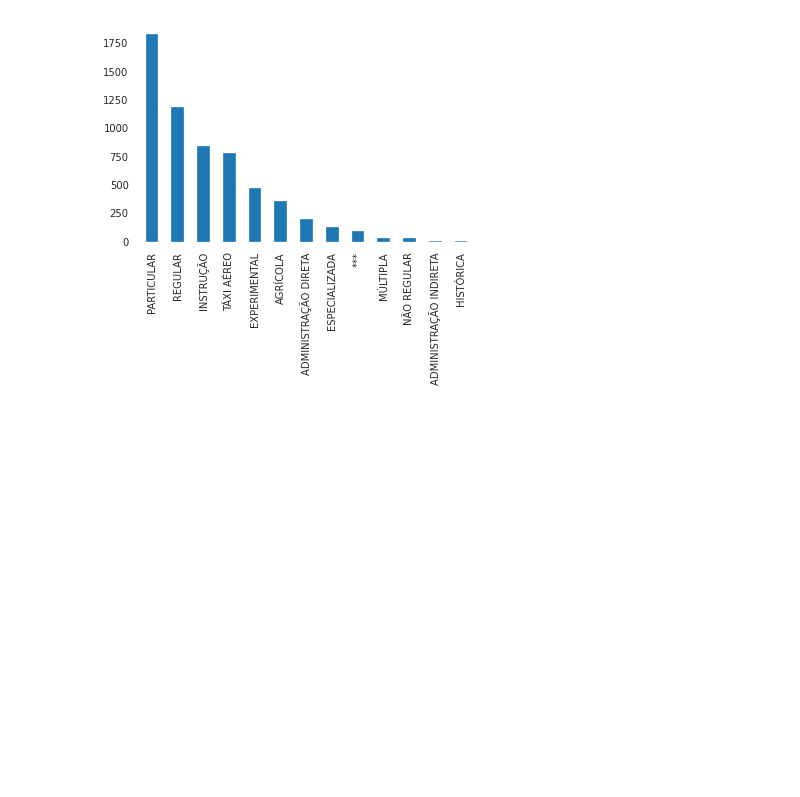
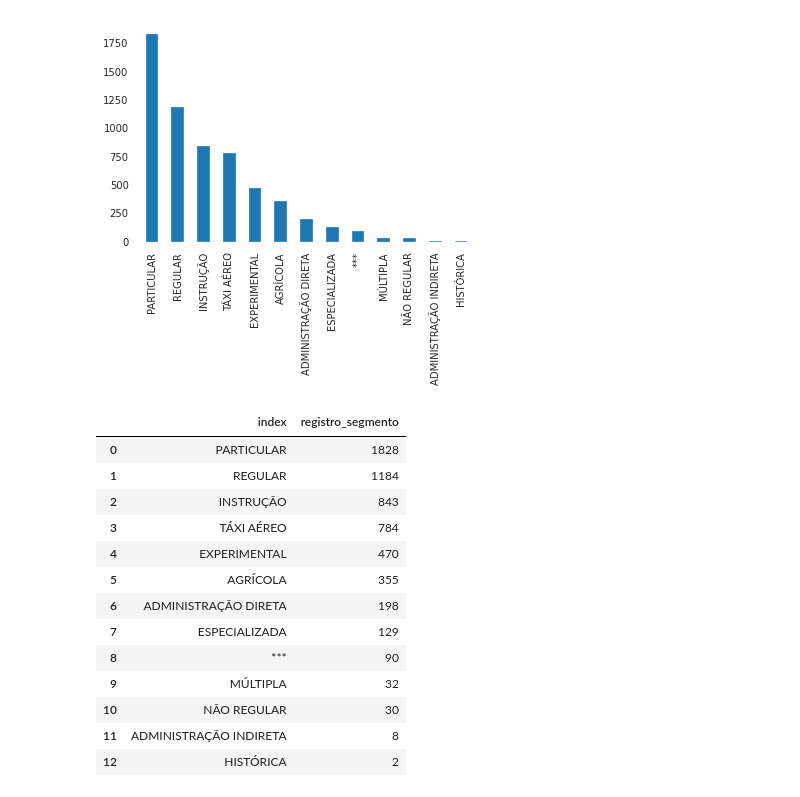
Before and after one commit to angeloBuso/Dash_Streamlit_Ocorrencias_Aereas, a Jupyter notebook: AcidentesAereoApoio.ipynb, the cells around one changed output. Cells and saved outputs as stored; diff of their text form; code cells hidden in the pictures; blank space fills up the shorter version.

```diff
--- a/AcidentesAereoApoio.ipynb
+++ b/AcidentesAereoApoio.ipynb
@@ -922,8 +895,23 @@ segmento_filtrado.plot.bar();
 # %%
 #df_filtrado14 = df[(df.data.dt.year == 2014) & (df.classificacao.isin(classifier))]
 # %%
-#finalidade= pd.DataFrame(df_final.registro_segmento.value_counts()).reset_index()
-#finalidade
+finalidade= pd.DataFrame(df_final.registro_segmento.value_counts()).reset_index()
+finalidade
+# %% [output]
+|  | index | registro_segmento |
+| 0 | PARTICULAR | 1828 |
+| 1 | REGULAR | 1184 |
+| 2 | INSTRUÇÃO | 843 |
+| 3 | TÁXI AÉREO | 784 |
+| 4 | EXPERIMENTAL | 470 |
+| 5 | AGRÍCOLA | 355 |
+| 6 | ADMINISTRAÇÃO DIRETA | 198 |
+| 7 | ESPECIALIZADA | 129 |
+| 8 | *** | 90 |
+| 9 | MÚLTIPLA | 32 |
+| 10 | NÃO REGULAR | 30 |
+| 11 | ADMINISTRAÇÃO INDIRETA | 8 |
+| 12 | HISTÓRICA | 2 |
 # %%
 fig, ax = plt.subplots(figsize=(8, 4))
 sns.barplot(x= finalidade['index'], y= finalidade['registro_segmento'],
```
Also changed, not shown: parts of 7 cells of this notebook.
